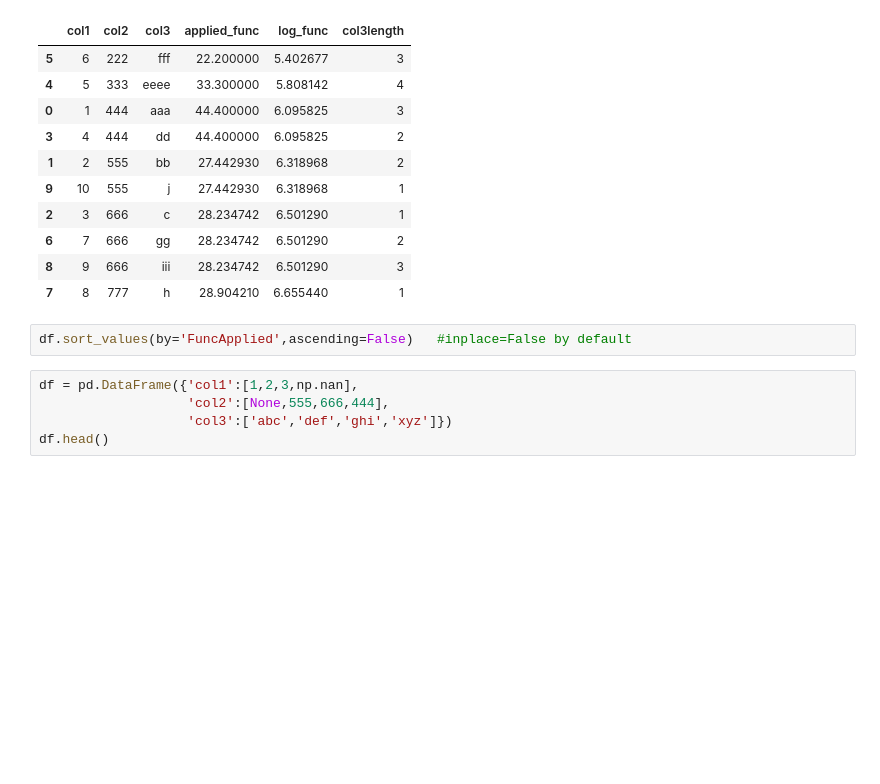
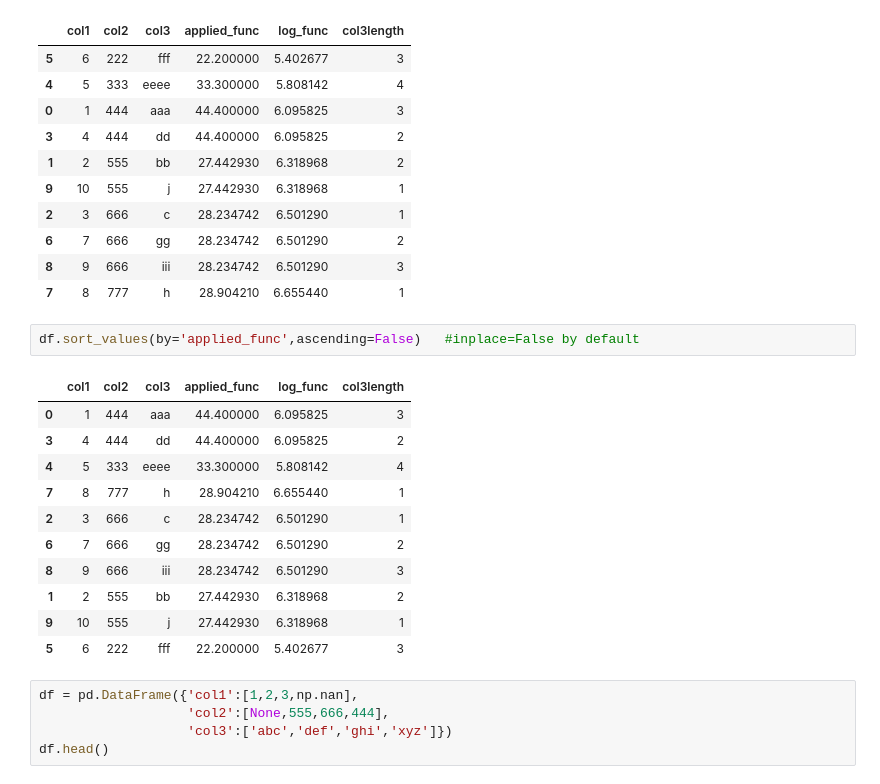
Before and after one commit to pavankumarpuppala/5.DataAnalysisOfficial, a Jupyter notebook: Pandas_data_manipulation_part3.ipynb, the cells around one changed output. Cells and saved outputs as stored; diff of their text form; blank space fills up the shorter version.

```diff
--- a/Pandas_data_manipulation_part3.ipynb
+++ b/Pandas_data_manipulation_part3.ipynb
@@ -746,7 +757,19 @@ df.sort_values(by='col2') #inplace=False by default
 | 8 | 9 | 666 | iii | 28.234742 | 6.501290 | 3 |
 | 7 | 8 | 777 | h | 28.904210 | 6.655440 | 1 |
 # %%
-df.sort_values(by='FuncApplied',ascending=False)   #inplace=False by default
+df.sort_values(by='applied_func',ascending=False)   #inplace=False by default
+# %% [output]
+|  | col1 | col2 | col3 | applied_func | log_func | col3length |
+| 0 | 1 | 444 | aaa | 44.400000 | 6.095825 | 3 |
+| 3 | 4 | 444 | dd | 44.400000 | 6.095825 | 2 |
+| 4 | 5 | 333 | eeee | 33.300000 | 5.808142 | 4 |
+| 7 | 8 | 777 | h | 28.904210 | 6.655440 | 1 |
+| 2 | 3 | 666 | c | 28.234742 | 6.501290 | 1 |
+| 6 | 7 | 666 | gg | 28.234742 | 6.501290 | 2 |
+| 8 | 9 | 666 | iii | 28.234742 | 6.501290 | 3 |
+| 1 | 2 | 555 | bb | 27.442930 | 6.318968 | 2 |
+| 9 | 10 | 555 | j | 27.442930 | 6.318968 | 1 |
+| 5 | 6 | 222 | fff | 22.200000 | 5.402677 | 3 |
 # %%
 df = pd.DataFrame({'col1':[1,2,3,np.nan],
                    'col2':[None,555,666,444],
```
Also changed, not shown: parts of 8 cells of this notebook, 3 other files.
